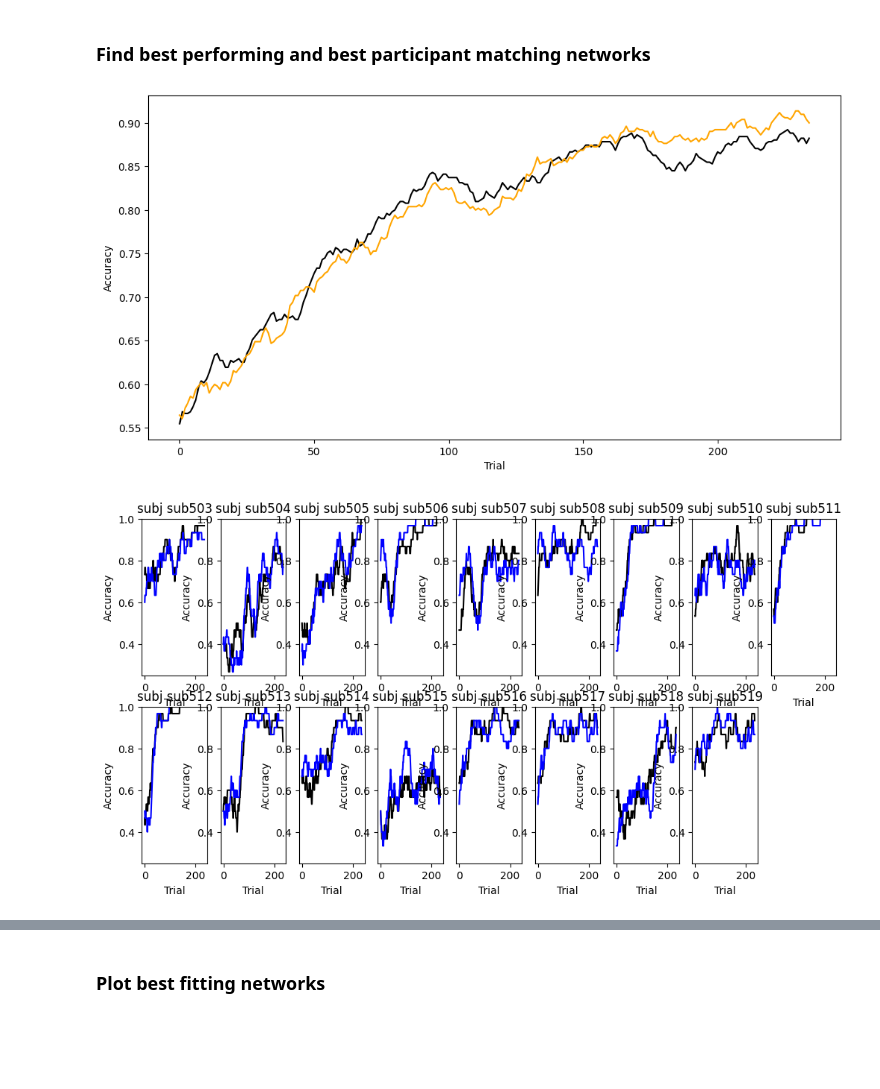
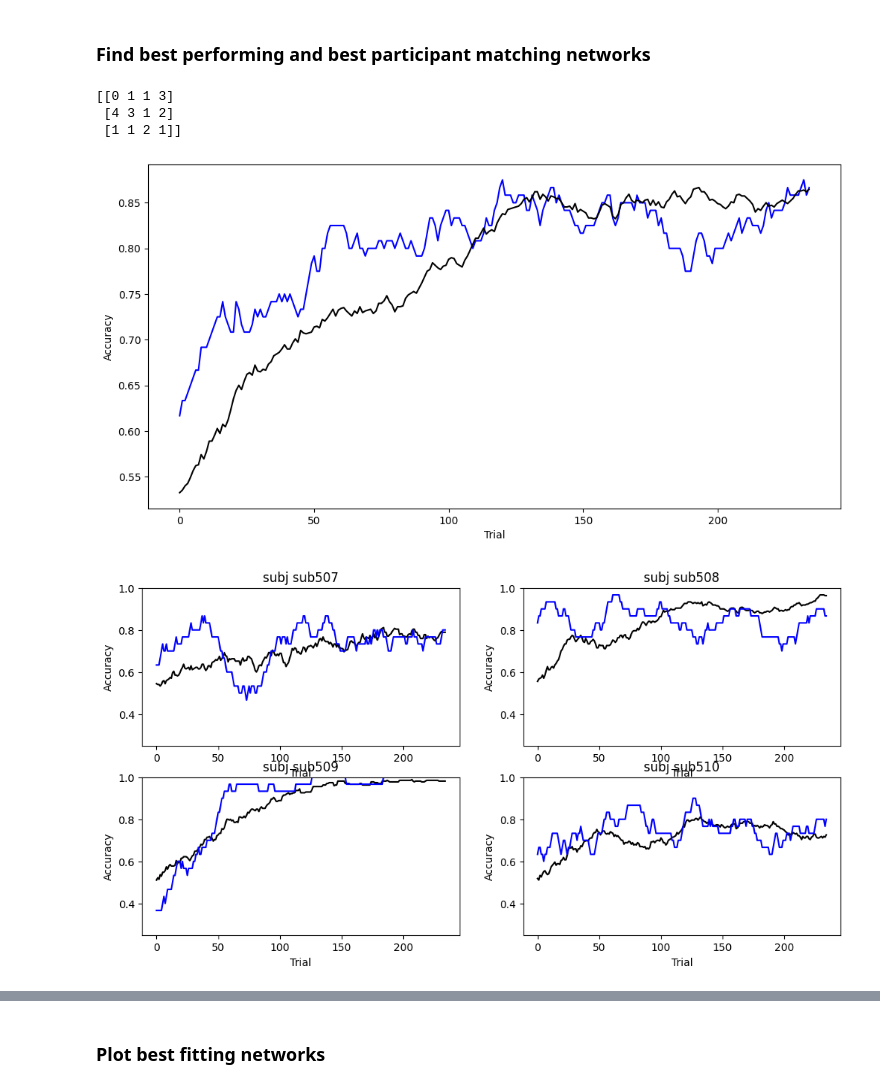
Before and after one commit to theoschaefer/orthoreplay, a Jupyter notebook: nico_models/nico_network_notebook.ipynb, the cells around one changed output, grey strips where cells are left out. Saved outputs shown, nothing was run; the diff lists cells and outputs as text; code cells hidden in the pictures; blank space fills up the shorter version.

Commit message:
baseline setting to start experiments

```diff
--- a/nico_models/nico_network_notebook.ipynb
+++ b/nico_models/nico_network_notebook.ipynb
@@ -178,7 +219,7 @@ def initialize_weights(module, rnn_gain=1.0, fc_gain=1.0):
 # %%
 # Define network
 class SimpleRNN(nn.Module):
-    def __init__(self, input_dim, hidden_rnn_dim, hidden_fc_dim, output_dim, hidden_rnn_activation, hidden_fc_activation, output_activation, layer_norm = True):
+    def __init__(self, input_dim, hidden_rnn_dim, hidden_fc_dim, output_dim, hidden_rnn_activation, hidden_fc_activation, output_activation, layer_norm = False):
         super(SimpleRNN, self).__init__()
         # Recurrent hidden layer
         self.rnn = nn.RNN(input_dim, hidden_rnn_dim, nonlinearity=hidden_rnn_activation, bias=True, batch_first=True)
@@ -231,10 +272,11 @@ class SimpleRNN(nn.Module):
         else:
             fc_hidden = self.fc_hidden(rnn_last_out)
             fc_hidden_out = self.hidden_activation(fc_hidden)
-        # Normalize after FC
-        output = self.output_activation(self.output(fc_hidden_out))
 
-        return output, rnn_last_out, fc_hidden_out
+        output = self.output(fc_hidden_out)
+        output_out = self.output_activation(output)
+
+        return output_out, rnn_last_out, fc_hidden_out
 # %% [markdown]
 ### Basic Network Settings
 # %%
@@ -242,16 +284,22 @@ class SimpleRNN(nn.Module):
 hidden_rnn_activation = 'relu'
 hidden_fc_activation = 'relu'
 output_activation = 'linear'
+weight_init = 'xavier_normal'  # Options: 'xavier_normal', 'xavier_uniform', 'kaiming_normal', 'kaiming_uniform', 'normal', 'uniform'
 layer_norm = False;
 input_norm = True;
+momentum = 0.9  # Momentum for SGD
 
-learning_rates = np.arange(0.005, 0.070 + 0.001, 0.005)
+learning_rates = np.linspace(0.001, 0.1, 7);
 #[0.005, 0.01, 0.015, 0.02, 0.025, 0.03, 0.035, 0.04, 0.045, 0.05, 0.055, 0.06]  # From 1e-5 to 1e-1 with 10 steps
-rnn_gains = [0.5, 0.75, 1.0, 1.25, 1.5, 2.0, 2.5, 3, 4.0]  # RNN gain values
-fc_gains = [0.5, 0.75, 1.0, 1.25, 1.5, 2.0, 2.5, 3, 4.0]  # RNN gain values
+rnn_gains = np.linspace(0.01, 2, 7); #np.arange(0.1, 2 + 0.001, 1/3)
+fc_gains = np.linspace(0.01, 2, 7); #np.arange(0.1, 2 + 0.001, 1/3)
+#rnn_gains = [0.5, 0.75, 1.0, 1.25, 1.5, 2.0, 2.5]  # RNN gain values
+#fc_gains = [0.5, 0.75, 1.0, 1.25, 1.5, 2.0, 2.5]  # RNN gain values
 n_lr = len(learning_rates)
 n_rg = len(rnn_gains)
 n_fg = len(fc_gains)
+n_iter = 7
+
 # network shape parameters
 output_dim = 1
 batch_size = 1
@@ -268,10 +316,23 @@ results = {
     "rewards": {subj: {lr: {rg: {fg: [] for fg in fc_gains} for rg in rnn_gains} for lr in learning_rates} for subj in subjs},
     "pes": {subj: {lr: {rg: {fg: [] for fg in fc_gains} for rg in rnn_gains} for lr in learning_rates} for subj in subjs},
     "nll": {subj: {lr: {rg: {fg: [] for fg in fc_gains} for rg in rnn_gains} for lr in learning_rates} for subj in subjs},
+    "weights": {subj: {lr: {rg: {fg: [] for fg in fc_gains} for rg in rnn_gains} for lr in learning_rates} for subj in subjs},
 }
 results["subjcorrect"] = {subj: [] for subj in subjs}
 
 passive_rnn_last_outs = np.zeros((n_passive_trials, hidden_rnn_dim, n_lr, n_rg, n_fg, n_subj))  # Preallocate array
 passive_fc_hidden_outs = np.zeros((n_passive_trials, hidden_fc_dim, n_lr, n_rg, n_fg, n_subj))  # Preallocate array
+passive_inputs_outs = np.zeros((n_steps, input_dim, n_passive_trials, n_subj))  # Preallocate array
 
 response_mapping = {'left': 0, 'right': 1, np.nan: -1}  # Use -1 for NaN as an integer placeholder
+
+print(f"""
+Experiment Configuration:
+========================
+Learning Rates:    {n_lr:>3}
+RNN Gains:         {n_rg:>3}
+FC Gains:          {n_fg:>3}
+Iterations:        {n_iter:>3}
+------------------------
+Total Iterations:  {n_lr*n_rg*n_fg*n_iter:>3}
+""")
@@ -405,6 +482,7 @@ win_size = 30
 loss_array = np.full((n_lr, n_rg, n_fg, n_subj, n_active_trials), np.nan)
 acc_array = loss_array.copy()  # Create a copy of loss_array for accuracies
 nll_array = loss_array.copy()  # Create a copy of loss_array for probabilities
+weights_array = np.full((n_lr, n_rg, n_fg, n_subj, 10, n_active_trials), np.nan)  # Preallocate weights array
 best_subj_net = np.full((3, n_subj), -1)
 sum_prob = np.full((n_lr, n_rg, n_fg, n_subj), np.nan)
 net_perf = np.full((n_subj, n_active_trials-win_size+1), np.nan)
@@ -418,6 +496,7 @@ for subj_idx, csub in enumerate(subjs):
                 loss_array[lr_idx, rnn_idx, fc_idx, subj_idx, :] = results["losses"][csub][learning_rate][rnn_gain][fc_gain]
                 acc_array[lr_idx, rnn_idx, fc_idx, subj_idx, :] = results["accuracies"][csub][learning_rate][rnn_gain][fc_gain]
                 nll_array[lr_idx, rnn_idx, fc_idx, subj_idx, :] = results["nll"][csub][learning_rate][rnn_gain][fc_gain]
+                weights_array[lr_idx, rnn_idx, fc_idx, subj_idx, :, :] = results["weights"][csub][learning_rate][rnn_gain][fc_gain]
                 #sum_prob[lr_idx, rnn_idx, fc_idx, subj_idx] = np.nansum(np.abs((running_average(results["subjcorrect"][csub], window_size=30)[-30:] - running_average(acc_array[lr_idx, rnn_idx, fc_idx, subj_idx, :], window_size=30)[-30:])))
     # find net that best fits given subject
     data = acc_array[:, :, :, subj_idx, :]
@@ -444,34 +523,40 @@ best_net_acc = np.nanmean(acc_array[max_indices[0], max_indices[1], max_indices[
 best_net_loss = np.nanmean(loss_array[max_indices[0], max_indices[1], max_indices[2], :,:], axis=(0))
 best_net_acc_s = running_average(best_net_acc, window_size=15)
 best_net_loss_s = running_average(best_net_loss, window_size=15)
 
 plt.figure(figsize=(12, 6))
 
 #plt.subplot(1, 2, 1)
-plt.plot(np.nanmean(subj_perf, axis = 0), color = 'black')
-plt.plot(np.nanmean(net_perf, axis = 0), color = 'orange')
+plt.plot(np.nanmean(subj_perf, axis = 0), color = 'blue')
+plt.plot(np.nanmean(net_perf, axis = 0), color = 'black')
 plt.xlabel("Trial")
 plt.ylabel("Accuracy")
+
 #plt.title(f'Best performing net: alpha {learning_rates[max_indices[0]]} RNN gain: {rnn_gains[max_indices[1]]}')
 
 #plt.subplot(1, 2, 2)
 #plt.plot(best_net_loss_s)
 #plt.xlabel("Trial")
 #plt.ylabel("Loss")
 #plt.title(f'Best performing net: alpha {learning_rates[max_indices[0]]} RNN gain: {rnn_gains[max_indices[1]]}')
 
 
 # plot best fitting per subject
 plt.figure(figsize=(12, 6))
 
 for subj_idx, csub in enumerate(subjs):
     plt.subplot(2, int((n_subj+1)/2), subj_idx+1)
     plt.plot(net_perf[subj_idx, :], color = 'black')
     plt.plot(subj_perf[subj_idx, :], color = 'blue')
     plt.ylim(0.25, 1)
     plt.xlabel("Trial")
     plt.ylabel("Accuracy")
     plt.title(f'subj {csub}')
+
+print(best_subj_net)
 # %% [output]
+[[0 1 1 3]
+ [4 3 1 2]
+ [1 1 2 1]]
-[figure, old version]
+[figure, new version]
-[figure, old version]
+[figure, new version]
```
Also changed, not shown: parts of 10 cells of this notebook.
